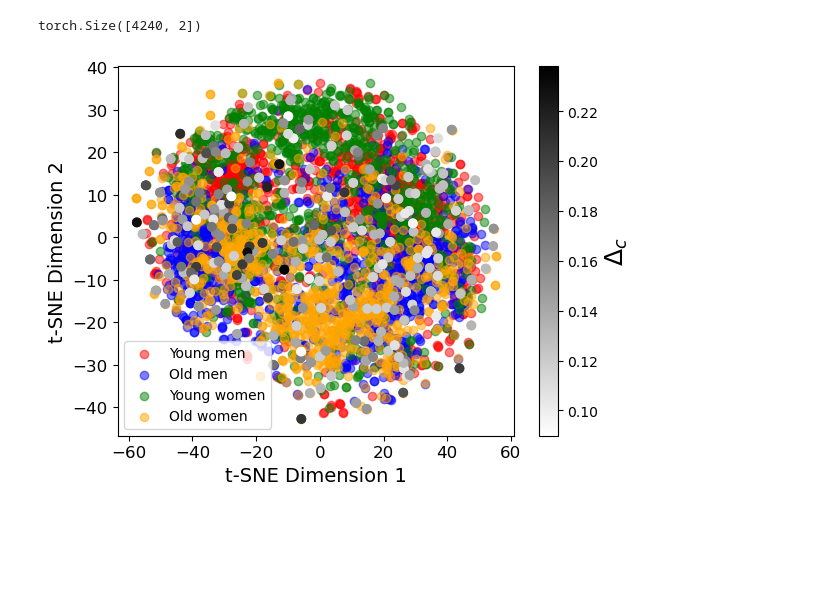
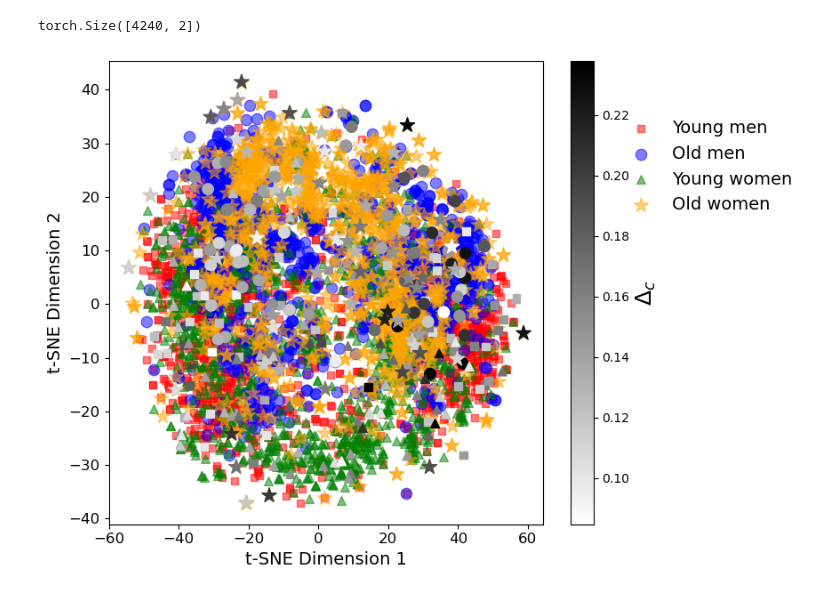
Before and after one commit to ChethanKodase/robustness_of_subgroups, a Jupyter notebook: detect_embedding_defects.ipynb, the cells around one changed output. Cells and saved outputs as stored; diff of their text form; code cells hidden in the pictures; blank space fills up the shorter version.

```diff
--- a/detect_embedding_defects.ipynb
+++ b/detect_embedding_defects.ipynb
@@ -335,11 +154,19 @@ desired_norm_l_inf = 0.094
 #universal_features_list = ["bald", "beard", "oldfemaleGlass", "hat", "blackWomen", "generalWhiteWomen", "blackMen", "generalWhiteMen", "men", "women", "young", "old", "youngmen", "oldmen", "youngwomen", "oldwomen" ]
 all_features = ["youngmen", "oldmen", "youngwomen", "oldwomen"]
 feature = all_features[3]
+segment = 9
 
-all_source_images = torch.tensor([]).to(device)
-for feature in all_features:
-    source_im = torch.load("/home/luser/autoencoder_attacks/train_aautoencoders/fairness_trials/attack_saves/"+str(feature)+"_d/images.pt")[:60].to(device)
-    all_source_images = torch.cat((all_source_images, source_im), dim=0)
+source_im = torch.load("/home/luser/autoencoder_attacks/train_aautoencoders/fairness_trials/attack_saves/"+str(feature)+"_d/images.pt")[segment].unsqueeze(0).to(device)
+
+
+if(beta_value == 5.0 or beta_value == 10.0):
+    model.load_state_dict(torch.load('/home/luser/autoencoder_attacks/saved_celebA/checkpoints/celebA_CNN_VAE'+str(beta_value)+'_big_trainSize'+str(train_data_size)+'_epochs'+str(epochs)+'.torch'))
+    optimized_noise = torch.load("/home/luser/autoencoder_attacks/train_aautoencoders/fairness_trials/attack_saves/"+str(feature)+"_d/"+str(feature)+"beta"+str(beta_value)+"_scaled_noise_"+str(desired_norm_l_inf)+"segment"+str(segment)+".pt", map_location=device).to(device)
+else:
+    model.load_state_dict(torch.load('/home/luser/autoencoder_attacks/saved_celebA/checkpoints/celebA_CNN_VAE_big_trainSize'+str(train_data_size)+'_epochs'+str(epochs)+'.torch'))
+    optimized_noise = torch.load("/home/luser/autoencoder_attacks/train_aautoencoders/fairness_trials/attack_saves/"+str(feature)+"_d/"+str(feature)+"_scaled_noise_"+str(desired_norm_l_inf)+"segment"+str(segment)+".pt", map_location=device).to(device)
+model.eval()
+all_source_images = torch.cat((optimized_noise, source_im), dim=0)
 # %%
 all_source_images.shape
 # %% [output]
@@ -467,39 +294,50 @@ data_tsne_tensor = data_tsne_tensor.cpu().numpy()
 # %%
 import matplotlib.pyplot as plt
 
 # Assuming you have defined colors and labels for each group
 colors = ['red', 'blue', 'green', 'orange']
 labels = ['Young men', 'Old men', 'Young women', 'Old women']
 
 #data_tsne_tensor = attacked_tsne_embeds.cpu().numpy()
 all_losses = all_losses
 # Normalize all_losses to the range [0, 1]
 #all_losses_normalized = (np.array(all_losses) - np.min(all_losses)) / (np.max(all_losses) - np.min(all_losses))
 all_losses_normalized = all_losses
 
+fig, ax = plt.subplots(figsize=(10, 6))
+# Set the background color of the plot
+#fig.patch.set_facecolor('skyblue')
+#ax.set_facecolor('skyblue')
+
+
 # Plot each group separately with specified colors and labels
-plt.scatter(data_tsne_tensor[0*batch_size:1*batch_size, 0], data_tsne_tensor[0*batch_size:1*batch_size, 1], color=colors[0], label=labels[0], alpha=0.5)
-plt.scatter(data_tsne_tensor[1*batch_size:2*batch_size, 0], data_tsne_tensor[1*batch_size:2*batch_size, 1], color=colors[1], label=labels[1], alpha=0.5)
-plt.scatter(data_tsne_tensor[2*batch_size:3*batch_size, 0], data_tsne_tensor[2*batch_size:3*batch_size, 1], color=colors[2], label=labels[2], alpha=0.5)
-plt.scatter(data_tsne_tensor[3*batch_size:4*batch_size, 0], data_tsne_tensor[3*batch_size:4*batch_size, 1], color=colors[3], label=labels[3], alpha=0.5)
+ax.scatter(data_tsne_tensor[0*batch_size:1*batch_size, 0], data_tsne_tensor[0*batch_size:1*batch_size, 1], color=colors[0], label=labels[0], alpha=0.5, marker='s',  s=40)
+ax.scatter(data_tsne_tensor[1*batch_size:2*batch_size, 0], data_tsne_tensor[1*batch_size:2*batch_size, 1], color=colors[1], label=labels[1], alpha=0.5, marker='o',  s=80)
+ax.scatter(data_tsne_tensor[2*batch_size:3*batch_size, 0], data_tsne_tensor[2*batch_size:3*batch_size, 1], color=colors[2], label=labels[2], alpha=0.5, marker='^',  s=50)
+ax.scatter(data_tsne_tensor[3*batch_size:4*batch_size, 0], data_tsne_tensor[3*batch_size:4*batch_size, 1], color=colors[3], label=labels[3], alpha=0.5, marker='*',  s=150)
 
-plt.scatter(data_tsne_tensor[4000:, 0], data_tsne_tensor[4000:, 1], c=all_losses_normalized, cmap='gray_r')
-scatter = plt.scatter(data_tsne_tensor[4000:, 0], data_tsne_tensor[4000:, 1], c=all_losses_normalized, cmap='gray_r')
+#plt.scatter(data_tsne_tensor[4000:, 0], data_tsne_tensor[4000:, 1], c=all_losses_normalized, cmap='gray_r')
+scatter = ax.scatter(data_tsne_tensor[4000:4060, 0], data_tsne_tensor[4000:4060, 1], c=all_losses_normalized[:60], cmap='gray_r', marker='s',  s=40)
+scatter = ax.scatter(data_tsne_tensor[4060:4120, 0], data_tsne_tensor[4060:4120, 1], c=all_losses_normalized[60:120], cmap='gray_r', marker='o',  s=80)
+scatter = ax.scatter(data_tsne_tensor[4120:4180, 0], data_tsne_tensor[4120:4180, 1], c=all_losses_normalized[120:180], cmap='gray_r', marker='^',  s=50)
+scatter = ax.scatter(data_tsne_tensor[4180:, 0], data_tsne_tensor[4180:, 1], c=all_losses_normalized[180:240], cmap='gray_r', marker='*',  s=150)
+
 cbar = plt.colorbar(scatter)
 cbar.set_label('$\Delta_c$', fontsize=18)
 plt.xticks(fontsize=12)
 plt.yticks(fontsize=12)
 plt.xlabel('t-SNE Dimension 1', fontsize=14)
 plt.ylabel('t-SNE Dimension 2', fontsize=14)
 #plt.title('t-SNE Scatter Plot Colored by Loss Values')
 #plt.show()
 
+# Add legend and place it outside the plot
+ax.legend(loc='upper left', bbox_to_anchor=(1.05, 1), borderaxespad=3., frameon=False, fontsize=14)
 
-
-# Add legend
-plt.legend()
+# Adjust layout to make room for the legend
+plt.tight_layout(rect=[0, 0, 0.85, 1])
 
 # Show plot
 plt.show()
 # %% [output]
-[figure, old version]
+[figure, new version]
```
Also changed, not shown: parts of 17 cells of this notebook, 9 other files.
